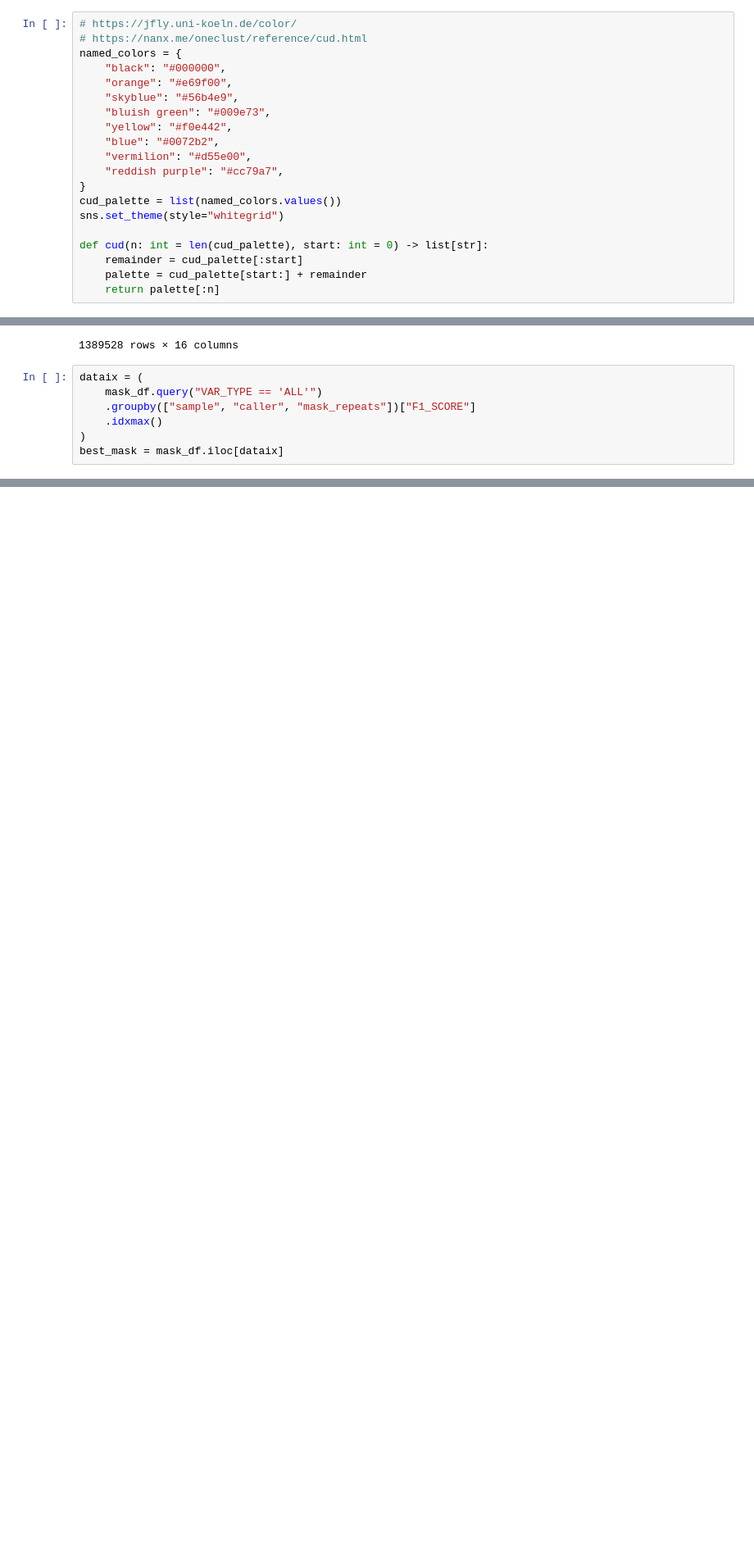
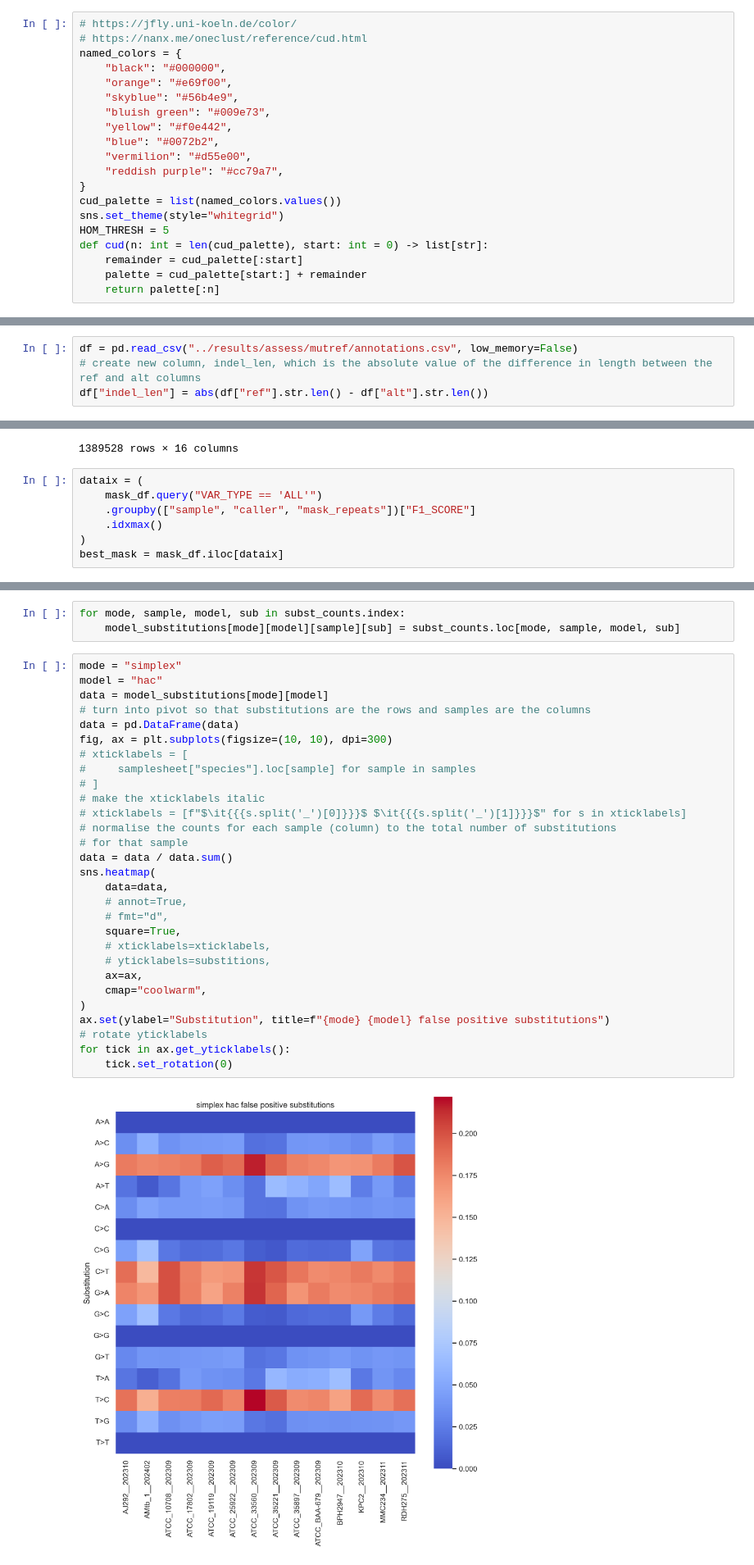
Before and after one commit to mbhall88/NanoVarBench, a Jupyter notebook: notebooks/false_calls.ipynb, the cells around one changed output, grey strips where cells are left out. Shown at 82% size. Saved outputs shown, nothing was run; the diff lists cells and outputs as text; blank space fills up the shorter version.

```diff
--- a/notebooks/false_calls.ipynb
+++ b/notebooks/false_calls.ipynb
@@ -19,7 +21,7 @@ named_colors = {
 }
 cud_palette = list(named_colors.values())
 sns.set_theme(style="whitegrid")
-
+HOM_THRESH = 5
 def cud(n: int = len(cud_palette), start: int = 0) -> list[str]:
     remainder = cud_palette[:start]
     palette = cud_palette[start:] + remainder
@@ -31,3 +31,7 @@ df = pd.read_csv("../results/assess/mutref/annotations.csv", low_memory=False)
+# %%
+df = pd.read_csv("../results/assess/mutref/annotations.csv", low_memory=False)
+# create new column, indel_len, which is the absolute value of the difference in length between the ref and alt columns
+df["indel_len"] = abs(df["ref"].str.len() - df["alt"].str.len())
 # %%
 frames = []
 for p in Path("../results/assess/mutref").rglob("*.precision-recall.tsv"):
@@ -278,0 +475,34 @@ fig.tight_layout()
+# %%
+for mode, sample, model, sub in subst_counts.index:
+    model_substitutions[mode][model][sample][sub] = subst_counts.loc[mode, sample, model, sub]
+# %%
+mode = "simplex"
+model = "hac"
+data = model_substitutions[mode][model]
+# turn into pivot so that substitutions are the rows and samples are the columns
+data = pd.DataFrame(data)
+fig, ax = plt.subplots(figsize=(10, 10), dpi=300)
+# xticklabels = [
+#     samplesheet["species"].loc[sample] for sample in samples
+# ]
+# make the xticklabels italic
+# xticklabels = [f"$\it{{{s.split('_')[0]}}}$ $\it{{{s.split('_')[1]}}}$" for s in xticklabels]
+# normalise the counts for each sample (column) to the total number of substitutions
+# for that sample
+data = data / data.sum()
+sns.heatmap(
+    data=data,
+    # annot=True,
+    # fmt="d",
+    square=True,
+    # xticklabels=xticklabels,
+    # yticklabels=substitions,
+    ax=ax,
+    cmap="coolwarm",
+)
+ax.set(ylabel="Substitution", title=f"{mode} {model} false positive substitutions")
+# rotate yticklabels
+for tick in ax.get_yticklabels():
+    tick.set_rotation(0)
+# %% [output]
+[figure, added]
```
Also changed, not shown: parts of 13 cells of this notebook, 2 other files.
